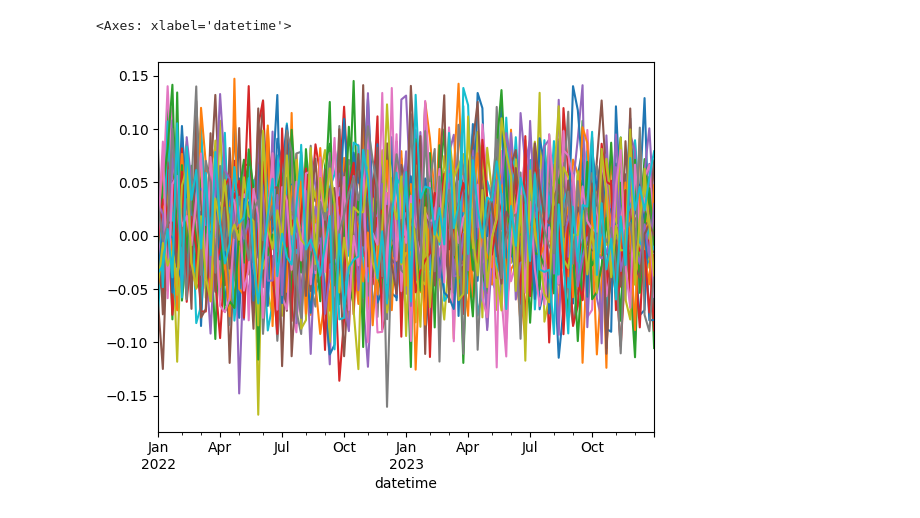
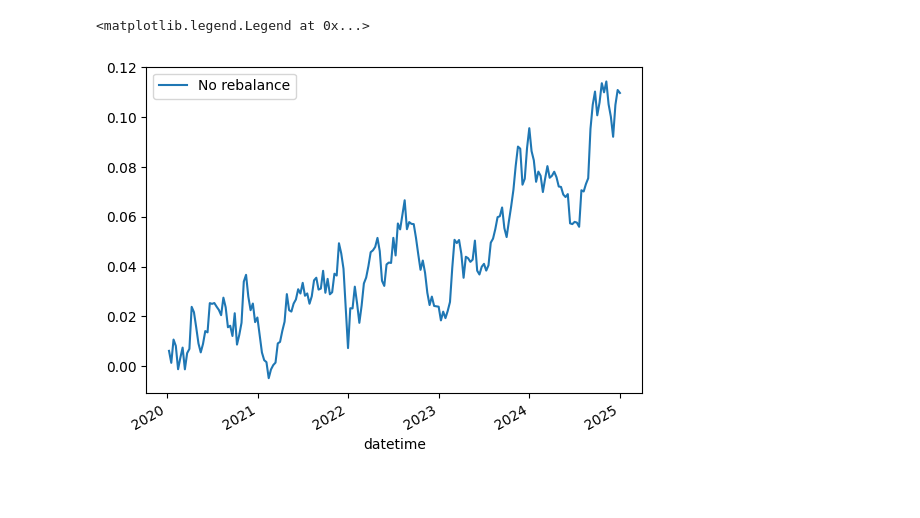
Before and after one commit to sharavsambuu/trading-cost-analysis, a Jupyter notebook: synthetic_portfolio_cost_exps.ipynb, the cells around one changed output. Saved outputs shown, nothing was run; the diff lists cells and outputs as text; code cells hidden in the pictures; blank space fills up the shorter version.

Commit message:
naive rebalancing cost.

```diff
--- a/synthetic_portfolio_cost_exps.ipynb
+++ b/synthetic_portfolio_cost_exps.ipynb
@@ -92,5 +45,13 @@ plt.title(f'{volatility_window} days volatility');
-# %%
-weekly_log_returns.plot(legend=False)
-# %% [output]
-<Axes: xlabel='datetime'>
-[figure, removed]
+# %%
+initial_cash     = 100000 # 100K USD
+# %%
+# no rebalancing portfolio
+
+allocated_cash = initial_cash/num_securities
+
+for idx in range(0, num_securities):
+    df[f"cash_path_{idx}"] = (1+df[f"return_{idx}"]).cumprod()*(allocated_cash)
+
+df['raw_portfolio_cash_path'] = df[[col_name for col_name in df.columns if col_name.startswith("cash")]].sum(axis=1)
+df['raw_portfolio_return'   ] = df['raw_portfolio_cash_path'].pct_change()
+df['raw_portfolio_cumret'   ] = df['raw_portfolio_return'].cumsum()
@@ -96,0 +92,6 @@ weekly_log_returns.plot(legend=False)
+# %%
+df['raw_portfolio_cumret'].plot()
+plt.legend(['No rebalance'])
+# %% [output]
+<matplotlib.legend.Legend at 0x...>
+[figure, added]
```
Also changed, not shown: parts of 9 cells of this notebook, 1 other file.
